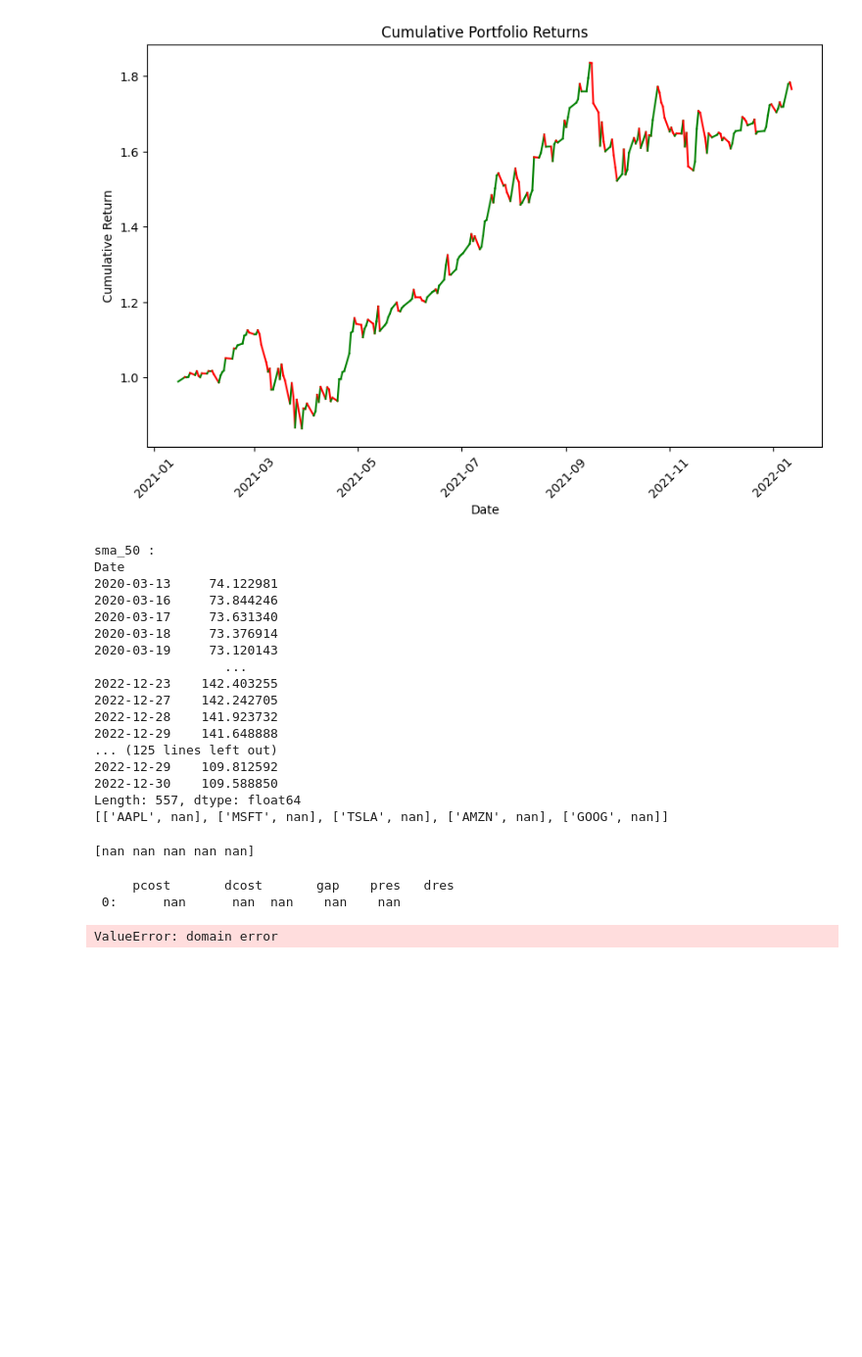
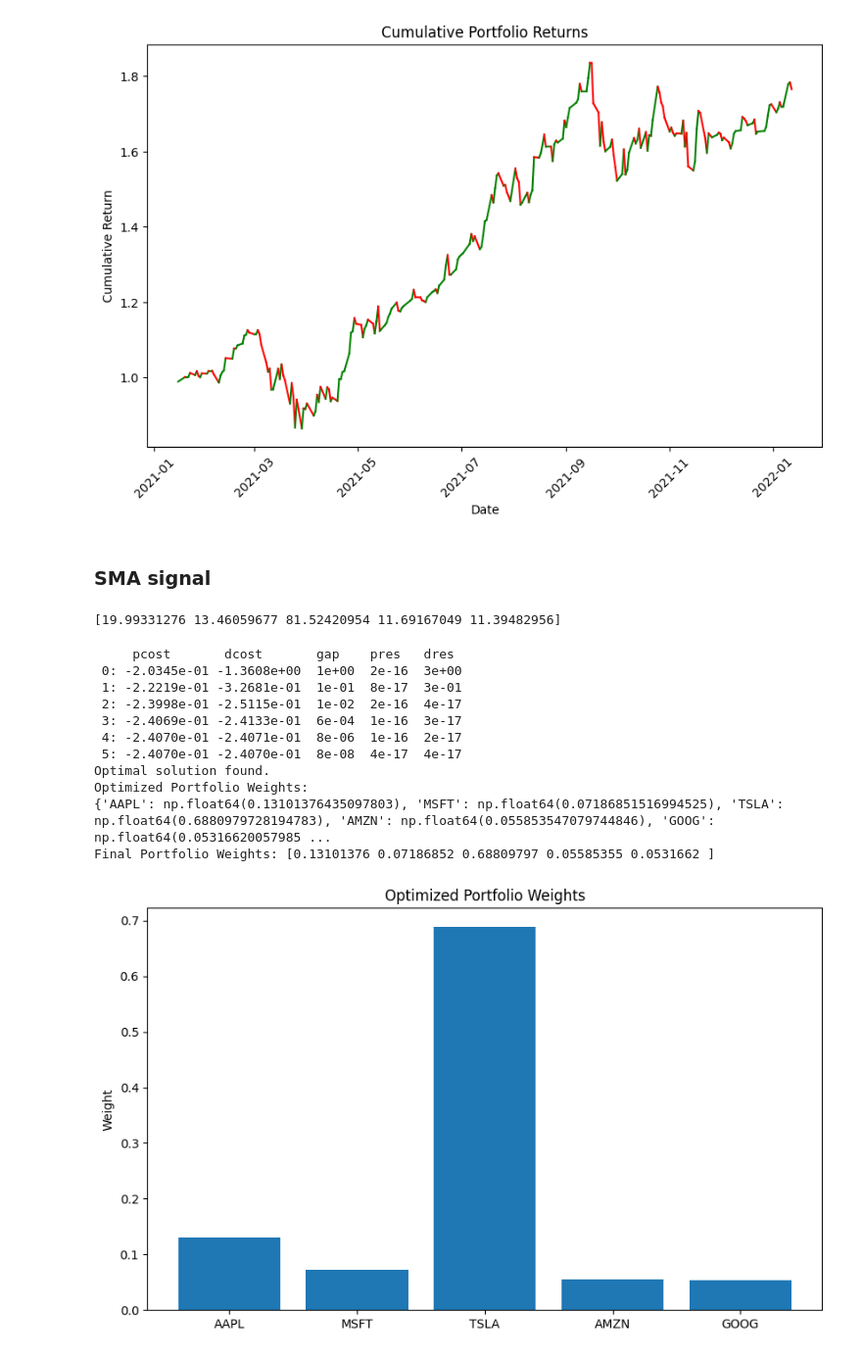
Before and after one commit to mathieupelo/SDA-Project, a Jupyter notebook: pipeline.ipynb, the cells around one changed output. Shown at 98% size. Drawn from its saved outputs; the diff is of its cells as text; code cells hidden in the pictures; blank space fills up the shorter version.

```diff
--- a/pipeline.ipynb
+++ b/pipeline.ipynb
@@ -61,10 +57,7 @@ Final Portfolio Weights: [0.20047994 0.25974711 0.08908237 0.21685079 0.2338398
 [figure]
 # %%
-# Fetch stock data
-tickers = ['AAPL', 'MSFT', 'TSLA', 'AMZN', 'GOOG']
-# Step 2: Calculate portfolio returns and performance
-cumulative_returns, total_return, annualized_return = portfolio_solver.CalculatePortfolioReturns(tickers, data, portfolio_weights)
-
+# Calculate portfolio returns and performance
+cumulative_returns, total_return, annualized_return = portfolio_solver.CalculatePortfolioReturns(tickers, data, rsi_portfolio_weights)
 # Show the portfolio performance plot
 portfolio_solver.ShowPortfolioPerformance(cumulative_returns, data, start_date, end_date)
 # %% [output]
@@ -74,10 +69,5 @@ Annualized Portfolio Return: 147.66%
 # %%
-# Example usage
-tickers = ['AAPL', 'MSFT', 'TSLA', 'AMZN', 'GOOG']
-data = yf.download(tickers, start='2020-01-01', end='2023-01-01')
-
 # Calculate MACD for a specific date (e.g., '2021-01-15')
 macd_signal = calculate_macd_signal(data, tickers, '2021-01-15')
-
-# Print the resulting signal scores
-print(macd_signal)
+macd_scores = [score[1] for score in macd_signal]
+macd_scores_array = np.array(macd_scores)
@@ -114,10 +93,7 @@ Final Portfolio Weights: [3.34815680e-01 6.38477164e-01 3.03990556e-09 2.6707137
 [figure]
 # %%
-# Fetch stock data
-tickers = ['AAPL', 'MSFT', 'TSLA', 'AMZN', 'GOOG']
-# Step 2: Calculate portfolio returns and performance
-cumulative_returns, total_return, annualized_return = portfolio_solver.CalculatePortfolioReturns(tickers, data, portfolio_weights)
-
+# Calculate portfolio returns and performance
+cumulative_returns, total_return, annualized_return = portfolio_solver.CalculatePortfolioReturns(tickers, data, macd_portfolio_weights)
 # Show the portfolio performance plot
 portfolio_solver.ShowPortfolioPerformance(cumulative_returns, data, start_date, end_date)
 # %% [output]
@@ -175,41 +103,28 @@ def calculate_sma_signal(data, tickers, date):
+# %% [markdown]
+### SMA signal
 # %%
 # Calculate SMA crossover signal for a specific date (e.g., '2021-01-15')
-sma_signal = calculate_sma_signal(data, tickers, '2025-03-13')
-
-# Print the resulting signal scores
-print(sma_signal)
+sma_signal = calculate_sma_signal(data, tickers, '2021-01-15')
+sma_scores = [score[1] for score in sma_signal]
+sma_scores_array = np.array(sma_scores)
+print(sma_scores_array)
 # %% [output]
-sma_50 :
-Date
-2020-03-13     74.122981
-2020-03-16     73.844246
-2020-03-17     73.631340
-2020-03-18     73.376914
-2020-03-19     73.120143
-                 ...
-2022-12-23    142.403255
-2022-12-27    142.242705
-2022-12-28    141.923732
-2022-12-29    141.648888
-... (125 lines left out)
-2022-12-29    109.812592
-2022-12-30    109.588850
-Length: 557, dtype: float64
-[['AAPL', nan], ['MSFT', nan], ['TSLA', nan], ['AMZN', nan], ['GOOG', nan]]
+[19.99331276 13.46059677 81.52420954 11.69167049 11.39482956]
-# %%
-scores = [score[1] for score in sma_signal]
-# Convert to a NumPy array if needed
-scores_array = np.array(scores)
-
-print(scores_array)
-# %% [output]
-[nan nan nan nan nan]
 # %%
 portfolio_solver = Portfolio_Solver(0.8, max_weight_threshold=0.3)
-portfolio_weights = portfolio_solver.SolveSignalPortfolio(tickers, data, scores_array)
-print("Final Portfolio Weights:", portfolio_weights)
-portfolio_solver.ShowPortfolioWeights(tickers=tickers, portfolio_weights=portfolio_weights)
+sma_portfolio_weights = portfolio_solver.SolveSignalPortfolio(tickers, data, sma_scores_array)
+print("Final Portfolio Weights:", sma_portfolio_weights)
+portfolio_solver.ShowPortfolioWeights(tickers=tickers, portfolio_weights=sma_portfolio_weights)
 # %% [output]
      pcost       dcost       gap    pres   dres
- 0:      nan      nan  nan    nan    nan
+ 0: -2.0345e-01 -1.3608e+00  1e+00  2e-16  3e+00
+ 1: -2.2219e-01 -3.2681e-01  1e-01  8e-17  3e-01
+ 2: -2.3998e-01 -2.5115e-01  1e-02  2e-16  4e-17
+ 3: -2.4069e-01 -2.4133e-01  6e-04  1e-16  3e-17
+ 4: -2.4070e-01 -2.4071e-01  8e-06  1e-16  2e-17
+ 5: -2.4070e-01 -2.4070e-01  8e-08  4e-17  4e-17
+Optimal solution found.
+Optimized Portfolio Weights:
+{'AAPL': np.float64(0.13101376435097803), 'MSFT': np.float64(0.07186851516994525), 'TSLA': np.float64(0.6880979728194783), 'AMZN': np.float64(0.055853547079744846), 'GOOG': np.float64(0.05316620057985 ...
+Final Portfolio Weights: [0.13101376 0.07186852 0.68809797 0.05585355 0.0531662 ]
-ValueError: domain error
+[figure, added]
```
Also changed, not shown: parts of 10 cells of this notebook, 1 other file.
